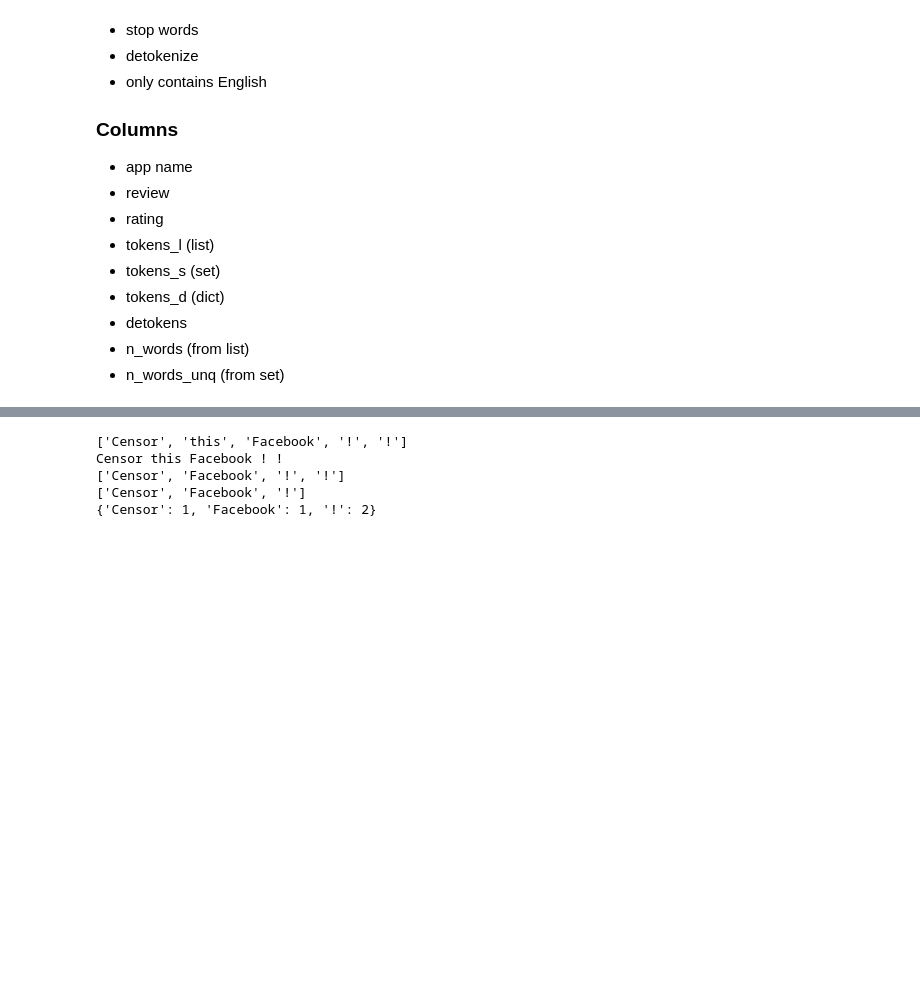
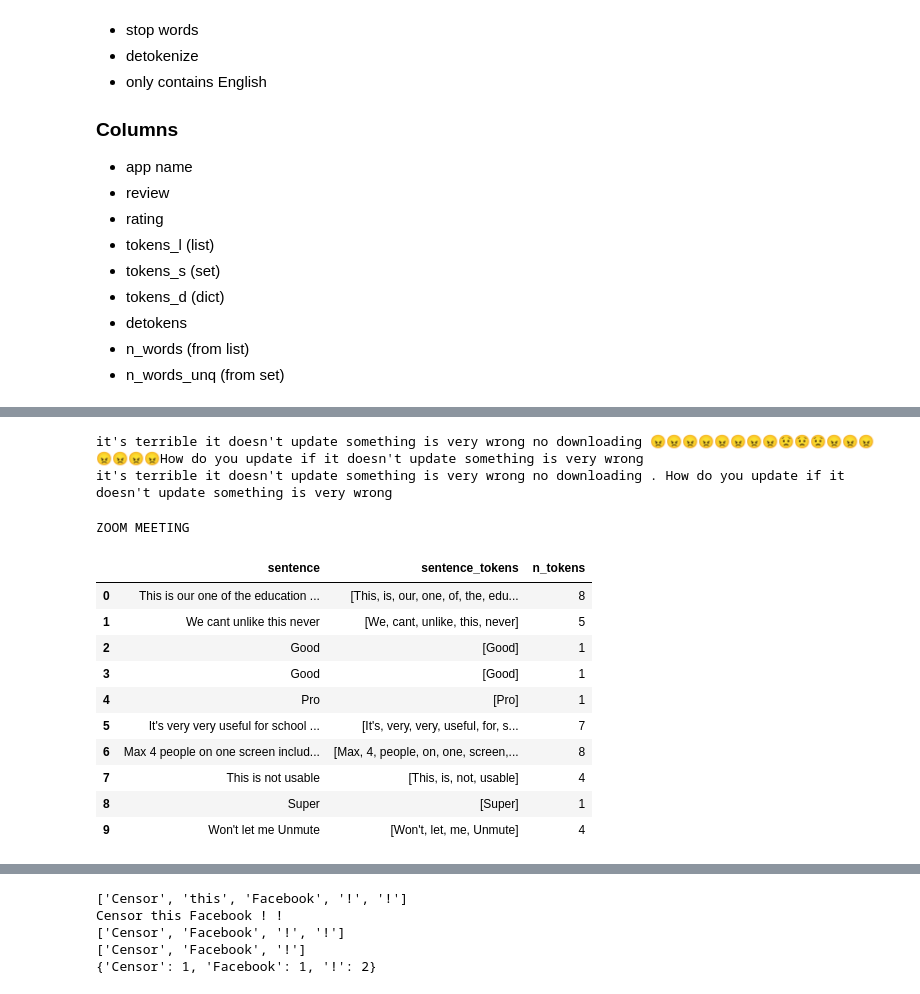
Before and after one commit to mapmatters/review_insight, a Jupyter notebook: Data_prepare.ipynb, the cells around one changed output, grey strips where cells are left out. Saved outputs shown, nothing was run; the diff lists cells and outputs as text; code cells hidden in the pictures; blank space fills up the shorter version.

```diff
--- a/Data_prepare.ipynb
+++ b/Data_prepare.ipynb
@@ -229,0 +208,17 @@ def meaningful_sentences(review_list, n_words):
+# %%
+text = u"it's terrible it doesn't update something is very wrong no downloading 😠😠😠😠😠😠😠😠😟😟😟😠😠😠😠😠😠😠How do you update if it doesn't update something is very wrong"
+print(text) # with emoji
+
+def deEmojify(text):
+    regrex_pattern = re.compile(pattern = "["
+        u"\U0001F600-\U0001F64F"  # emoticons
+        u"\U0001F300-\U0001F5FF"  # symbols & pictographs
+        u"\U0001F680-\U0001F6FF"  # transport & map symbols
+        u"\U0001F1E0-\U0001F1FF"  # flags (iOS)
+                           "]+", flags = re.UNICODE)
+    return regrex_pattern.sub(r'. ',text)
+
+print(deEmojify(text))
+# %% [output]
+it's terrible it doesn't update something is very wrong no downloading 😠😠😠😠😠😠😠😠😟😟😟😠😠😠😠😠😠😠How do you update if it doesn't update something is very wrong
+it's terrible it doesn't update something is very wrong no downloading . How do you update if it doesn't update something is very wrong
@@ -229,0 +279,25 @@ def meaningful_sentences(review_list, n_words):
+# %%
+rv = df[df['app_nm']=='zoom']['review']
+print('\nZOOM MEETING\n')
+review_output = meaningful_sentences(rv)
+df_rv = pd.DataFrame(review_output)
+df_rv.head(10)
+
+# print("Review numbers: ",len(rv))
+# print("Sentence numbers: ", len(rvs))
+# print(f"Sentence more than {n_words} words numbers: ", len(rvs_n))
+# for i in range(10):
+#   print(rvs_n[i])#, "\n  --- ", rvs_t_n[i])
+# %% [output]
+ZOOM MEETING
+|  | sentence | sentence_tokens | n_tokens |
+| 0 | This is our one of the education ... | [This, is, our, one, of, the, edu... | 8 |
+| 1 | We cant unlike this never | [We, cant, unlike, this, never] | 5 |
+| 2 | Good | [Good] | 1 |
+| 3 | Good | [Good] | 1 |
+| 4 | Pro | [Pro] | 1 |
+| 5 | It's very very useful for school ... | [It's, very, very, useful, for, s... | 7 |
+| 6 | Max 4 people on one screen includ... | [Max, 4, people, on, one, screen,... | 8 |
+| 7 | This is not usable | [This, is, not, usable] | 4 |
+| 8 | Super | [Super] | 1 |
+| 9 | Won't let me Unmute | [Won't, let, me, Unmute] | 4 |
```
Also changed, not shown: parts of 10 cells of this notebook.
